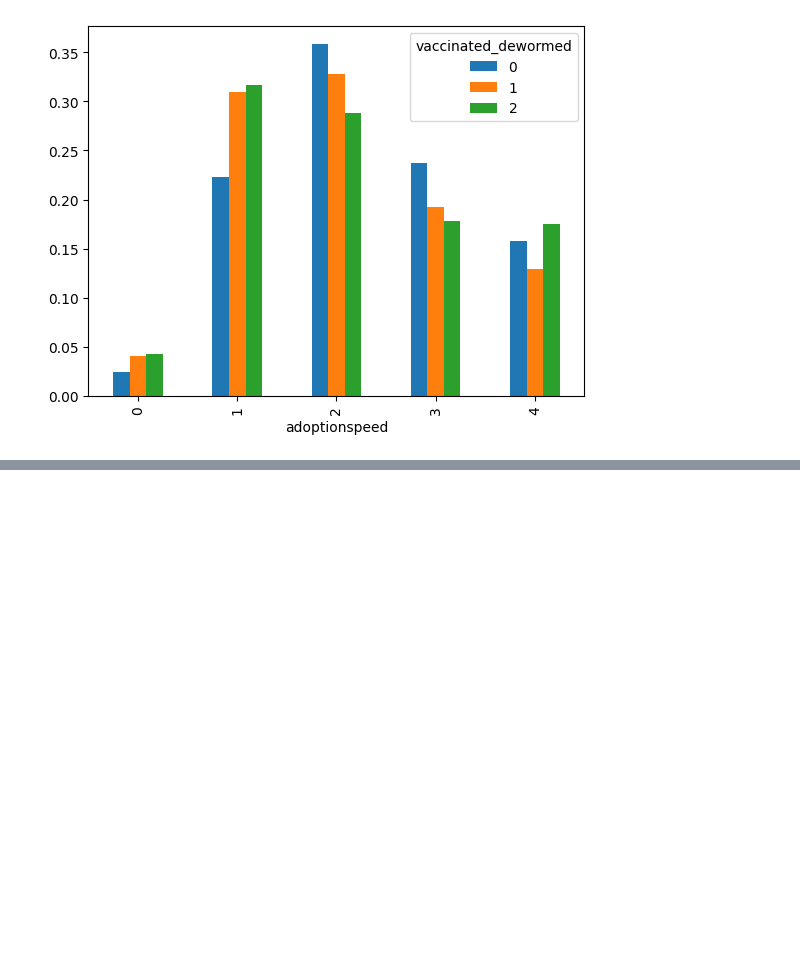
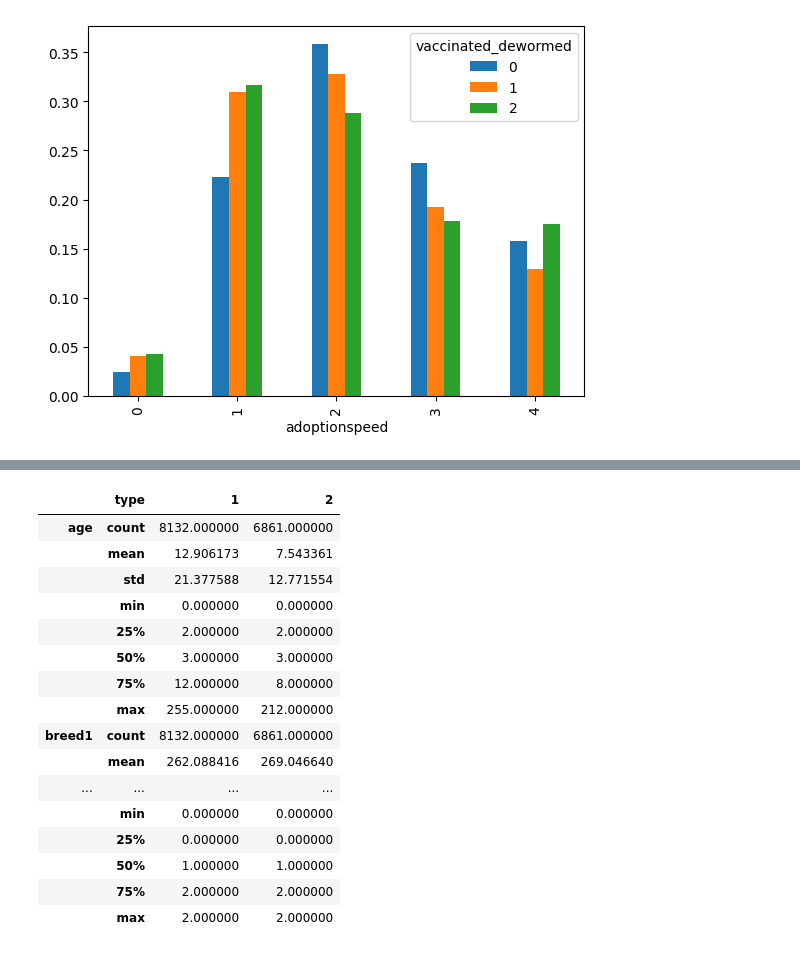
Before and after one commit to LanaCasselmann/ds_capstone_pet_adoptability, a Jupyter notebook: notebooks/pet_eda.ipynb, the cells around one changed output, grey strips where cells are left out. Cells and saved outputs as stored; diff of their text form; code cells hidden in the pictures; blank space fills up the shorter version.

```diff
--- a/notebooks/pet_eda.ipynb
+++ b/notebooks/pet_eda.ipynb
@@ -5,6 +5,8 @@ import numpy as np
 import seaborn as sns
 import matplotlib as plt
 # from ydata_profiling import ProfileReport
+
+pd.set_option('display.max_rows', None)
 # %%
 df_raw = pd.read_csv("../data/petfinder-adoption-prediction/train/train.csv")
 df_raw.columns = df_raw.columns.str.lower()
@@ -333,0 +340,20 @@ sns.catplot(data=df_dropped, x='adoptionspeed', y='age', hue='type', jitter=0.3)
+# %%
+df_dropped.groupby('type').describe().T
+# %% [output]
+|  | type | 1 | 2 |
+| age | count | 8132.000000 | 6861.000000 |
+|  | mean | 12.906173 | 7.543361 |
+|  | std | 21.377588 | 12.771554 |
+|  | min | 0.000000 | 0.000000 |
+|  | 25% | 2.000000 | 2.000000 |
+|  | 50% | 3.000000 | 3.000000 |
+|  | 75% | 12.000000 | 8.000000 |
+|  | max | 255.000000 | 212.000000 |
+| breed1 | count | 8132.000000 | 6861.000000 |
+|  | mean | 262.088416 | 269.046640 |
+| ... | ... | ... | ... |
+|  | min | 0.000000 | 0.000000 |
+|  | 25% | 0.000000 | 0.000000 |
+|  | 50% | 1.000000 | 1.000000 |
+|  | 75% | 2.000000 | 2.000000 |
+|  | max | 2.000000 | 2.000000 |
```
Also changed, not shown: parts of 3 cells of this notebook.
